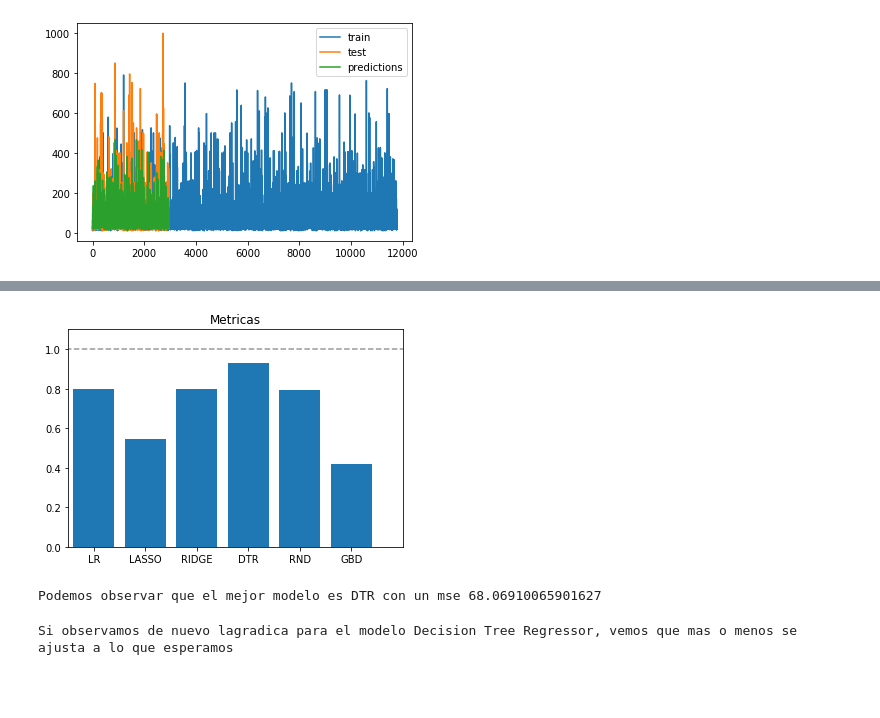
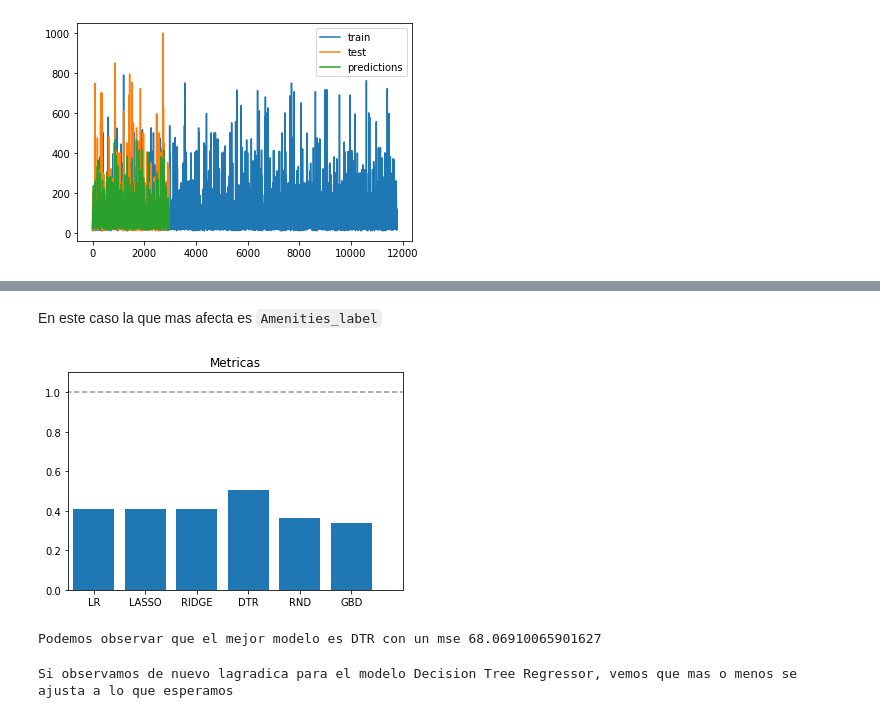
Before and after one commit to amm297/keepcoding-bdml, a Jupyter notebook: machine-learning/Practica-Alberto_Martinez_Martinez.ipynb, the cells around one changed output, grey strips where cells are left out. Cells and saved outputs as stored; diff of their text form; code cells hidden in the pictures; blank space fills up the shorter version.

```diff
--- a/machine-learning/Practica-Alberto_Martinez_Martinez.ipynb
+++ b/machine-learning/Practica-Alberto_Martinez_Martinez.ipynb
@@ -458,8 +457,6 @@ apply_dict_codification(test, amenities_dict, 'Amenities')
 apply_dict_codification(test, feature_dict, 'Features')
 impute_new_values(test)
 
-test.fillna(0, inplace=True)
-
 test_prepared = test.drop(['Price'], axis=1)
 test_prices = test['Price'].copy()
 # %%
@@ -725,20 +707,23 @@ Error medio: train -> 2314.8753771130996 test -> 48.11315181021816
+# %% [markdown]
+En este caso la que mas afecta es `Amenities_label`
 # %%
 errors = [lr_nn_rmse, lasso_rmse ,rr_rmse,tr_e_rmse,rndr_rmse,gb_rmse]
-errors_normalized = list(map(lambda it: 1-it%1, errors))
+norm = np.linalg.norm(errors)
+errors_normalized = errors/norm
 errors_lbl = ['LR','LASSO','RIDGE','DTR','RND','GBD']
 errors_len = len(errors)
 plt.bar(range(errors_len),errors_normalized)
 plt.xticks(range(errors_len), errors_lbl)
 plt.plot([-1, errors_len], [1, 1], color=(0.6, 0.6, 0.6), linestyle='--')
 plt.xlim((-0.5,errors_len))
 plt.ylim((0,1.1))
 plt.title('Metricas')
 plt.show()
 
 m_i = errors.index(max(errors))
 print(f"Podemos observar que el mejor modelo es {errors_lbl[m_i]} con un mse {errors[m_i]}")
 # %% [output]
-[figure, old version]
+[figure, new version]
 Podemos observar que el mejor modelo es DTR con un mse 68.06910065901627
 # %%
 print(f"Si observamos de nuevo lagradica para el modelo Decision Tree Regressor, vemos que mas o menos se ajusta a lo que esperamos")
```
Also changed, not shown: parts of 31 cells of this notebook.
